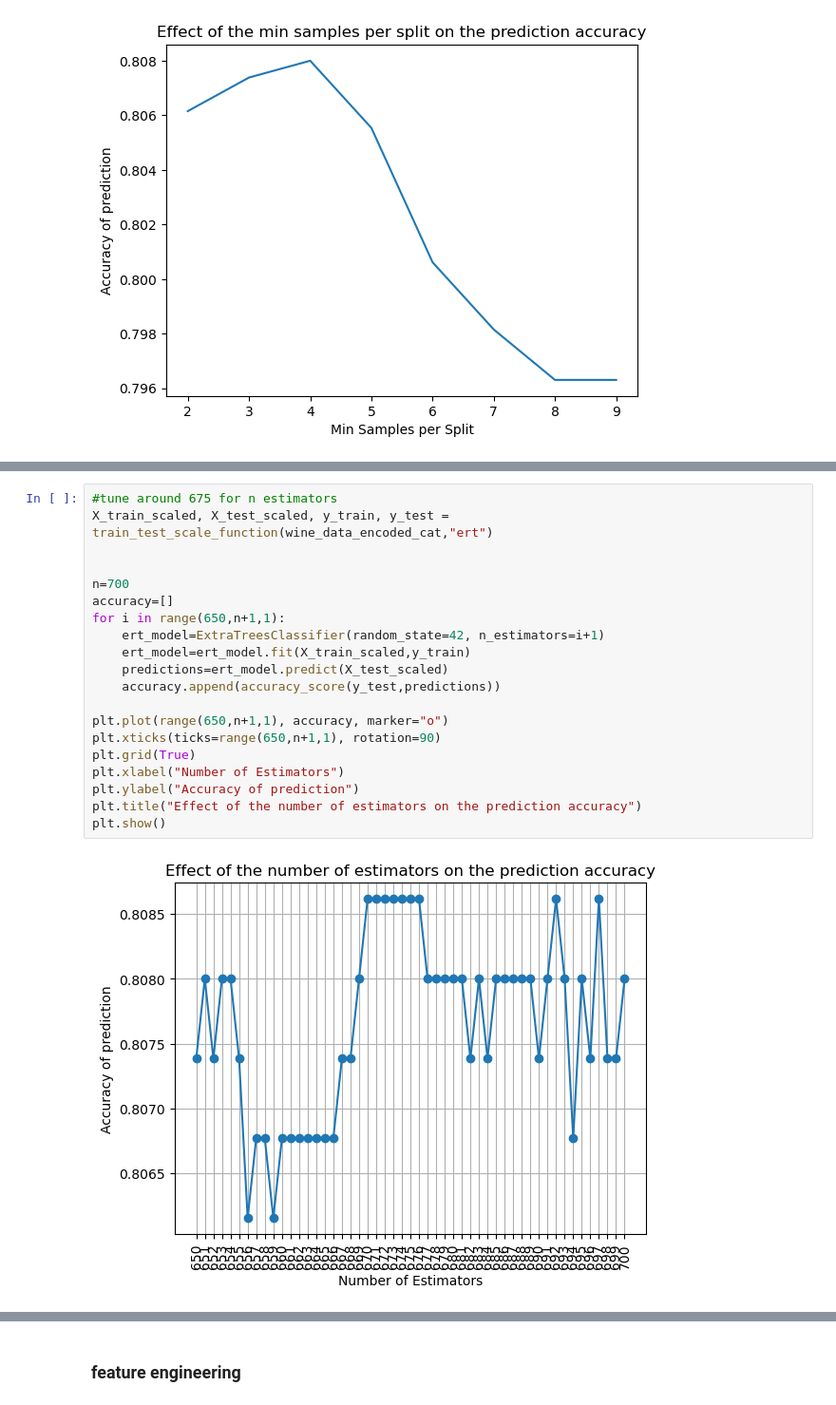
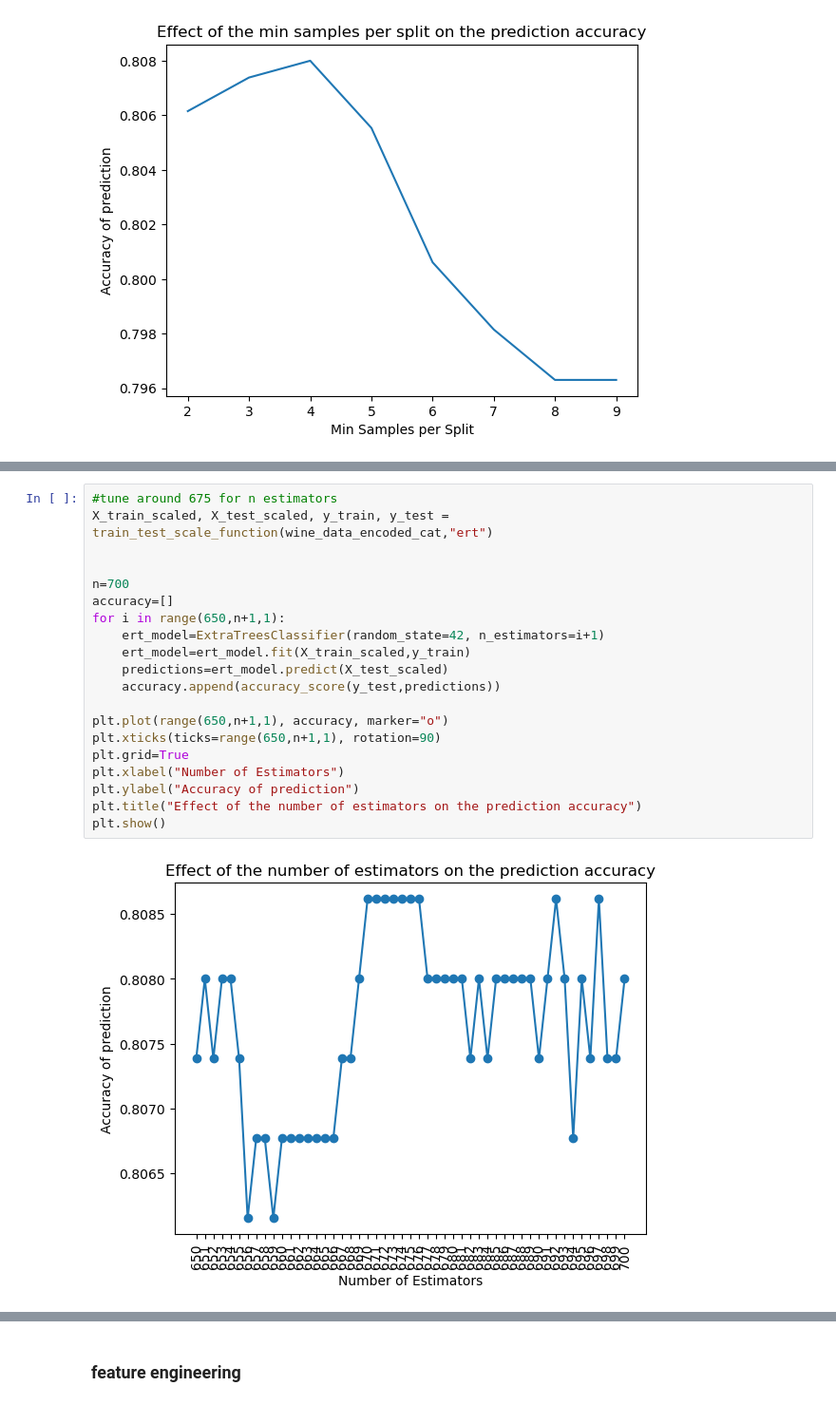
Before and after one commit to Dave232232/wine-quality, a Jupyter notebook: wine_quallity_dave_v3.ipynb, the cells around one changed output, grey strips where cells are left out. Shown at 95% size. Drawn from its saved outputs; the diff is of its cells as text.

```diff
--- a/wine_quallity_dave_v3.ipynb
+++ b/wine_quallity_dave_v3.ipynb
@@ -659,22 +565,22 @@ plt.show()
 # %%
 #tune around 675 for n estimators
 X_train_scaled, X_test_scaled, y_train, y_test = train_test_scale_function(wine_data_encoded_cat,"ert")
 
 
 n=700
 accuracy=[]
 for i in range(650,n+1,1):
     ert_model=ExtraTreesClassifier(random_state=42, n_estimators=i+1)
     ert_model=ert_model.fit(X_train_scaled,y_train)
     predictions=ert_model.predict(X_test_scaled)
     accuracy.append(accuracy_score(y_test,predictions))
 
 plt.plot(range(650,n+1,1), accuracy, marker="o")
 plt.xticks(ticks=range(650,n+1,1), rotation=90)
-plt.grid(True)
+plt.grid=True
 plt.xlabel("Number of Estimators")
 plt.ylabel("Accuracy of prediction")
 plt.title("Effect of the number of estimators on the prediction accuracy")
 plt.show()
 # %% [output]
-[figure, old version]
+[figure, new version]
```
Also changed, not shown: parts of 36 cells of this notebook.
